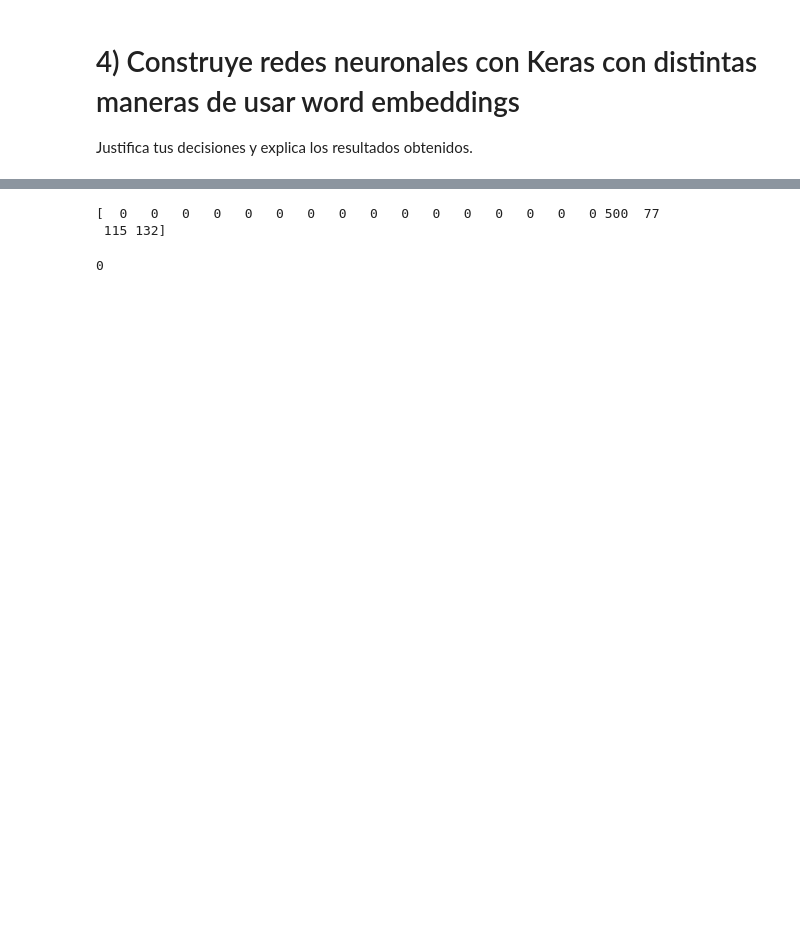
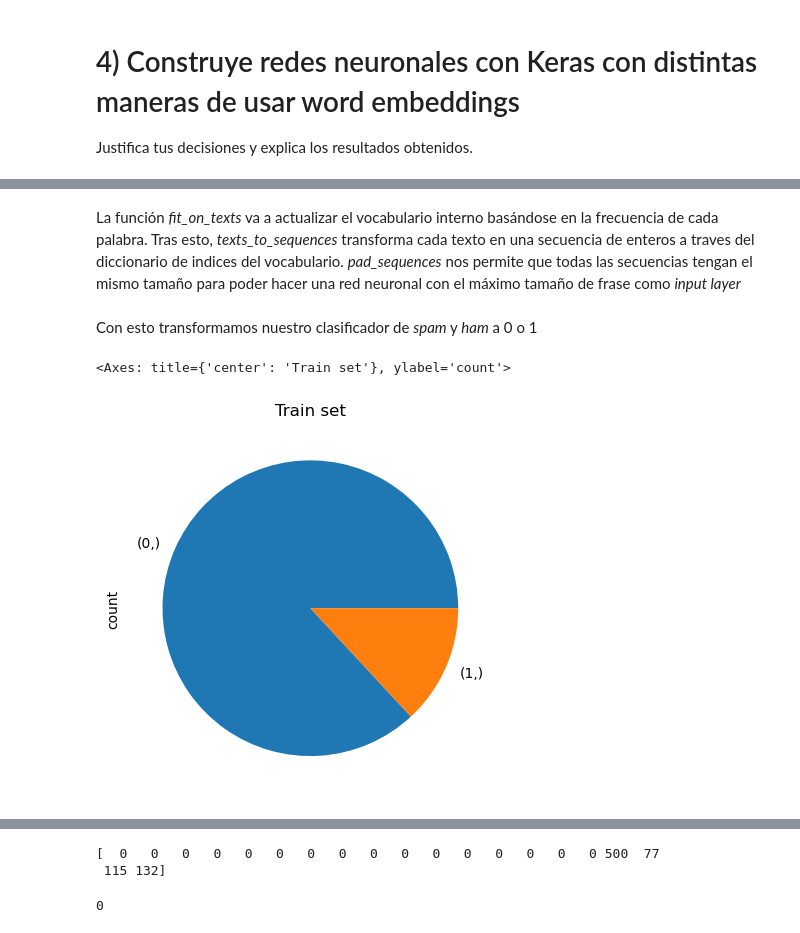
Before and after one commit to ALK222/IA2, a Jupyter notebook: labs/2024/lab4/P4_pln_2324_enunciado.ipynb, the cells around one changed output, grey strips where cells are left out. Cells and saved outputs as stored; diff of their text form; code cells hidden in the pictures; blank space fills up the shorter version.

```diff
--- a/labs/2024/lab4/P4_pln_2324_enunciado.ipynb
+++ b/labs/2024/lab4/P4_pln_2324_enunciado.ipynb
@@ -453,8 +473,14 @@ data = pad_sequences(sequences, maxlen=max_comment_length)
 To enable the following instructions: SSE4.1 SSE4.2 AVX AVX2 FMA, in other operations, rebuild TensorFlow with the appropriate compiler flags.
 Found 8916 unique tokens.
+# %% [markdown]
+La función _fit\_on\_texts_ va a actualizar el vocabulario interno basándose en la frecuencia de cada palabra.
+Tras esto, _texts\_to\_sequences_ transforma cada texto en una secuencia de enteros a traves del diccionario de indices del vocabulario.
+_pad\_sequences_ nos permite que todas las secuencias tengan el mismo tamaño para poder hacer una red neuronal con el máximo tamaño de frase como _input layer_
 # %%
 labels = df.v1.to_numpy()
 def transform_label(x):
     return 1 if x == 'spam' else 0
 labels = np.array([transform_label(x) for x in labels])
+# %% [markdown]
+Con esto transformamos nuestro clasificador de _spam_ y _ham_ a 0 o 1
 # %%
@@ -462,0 +489,5 @@ X_test, X_val, y_test, y_val = train_test_split(X_test, y_test, test_size=0.5, r
+# %%
+pd.DataFrame(y_train).value_counts().plot(kind='pie', title='Train set')
+# %% [output]
+<Axes: title={'center': 'Train set'}, ylabel='count'>
+[figure, added]
```
Also changed, not shown: parts of 58 cells of this notebook, 1 other file.
